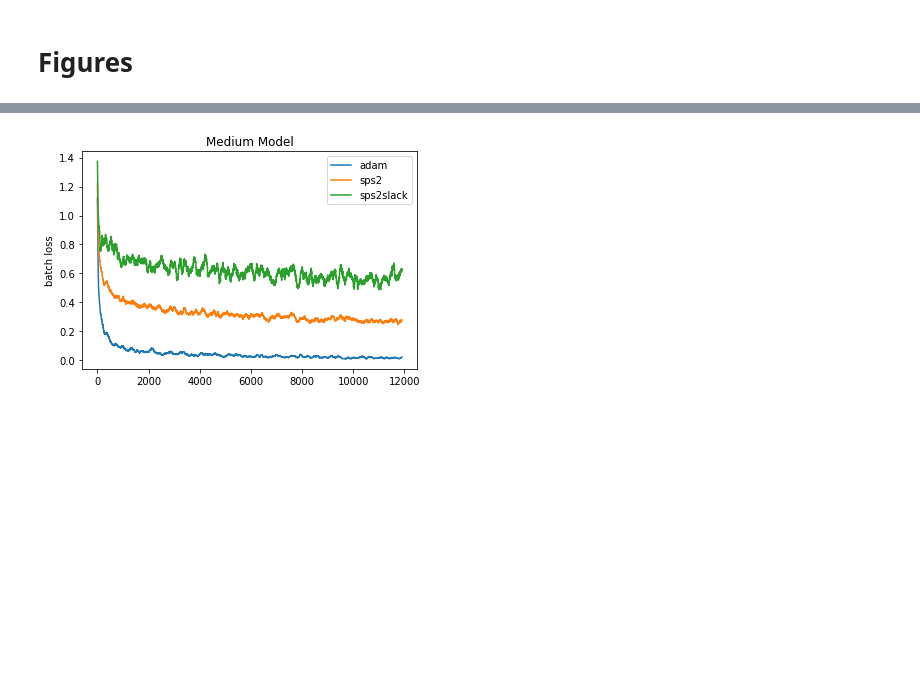
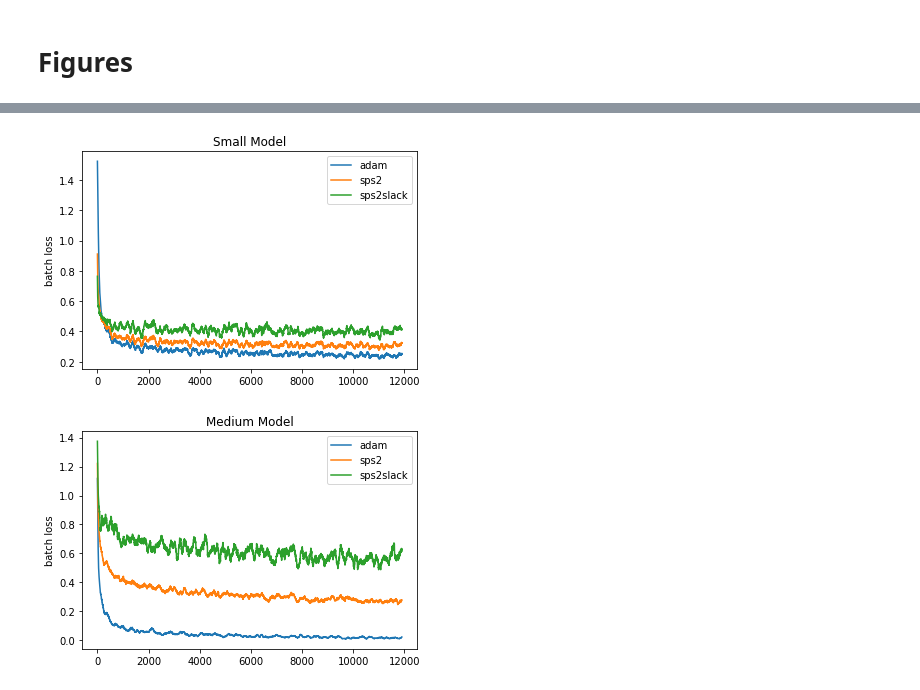
Before and after one commit to wswartworth/non_convex_sps2, a Jupyter notebook: non_convex_updated.ipynb, the cells around one changed output, grey strips where cells are left out. Drawn from its saved outputs; the diff is of its cells as text; code cells hidden in the pictures; blank space fills up the shorter version.

```diff
--- a/non_convex_updated.ipynb
+++ b/non_convex_updated.ipynb
@@ -1299,3 +1299,18 @@ plt.show()
+# %%
+exps =  ['adam_small', 'small_stepsize_0.1', 'slack_small_stepsize_0.1']
+labels = ['adam', 'sps2', 'sps2slack']
+
+plt.title('Small Model')
+
+for exp_name,label in zip(exps,labels):
+    data = load_data(exp_name)
+    plt.plot(MA(data['batch_losses'],100), label=label)
+    plt.ylabel('batch loss')
+
+plt.legend()
+plt.show()
+# %% [output]
+[figure, added]
 # %%
 exps =  ['adam_med', 'med_stepsize_0.1', 'slack_med_stepsize_0.1']
 labels = ['adam', 'sps2', 'sps2slack']
```
Also changed, not shown: parts of 1 cell of this notebook.
